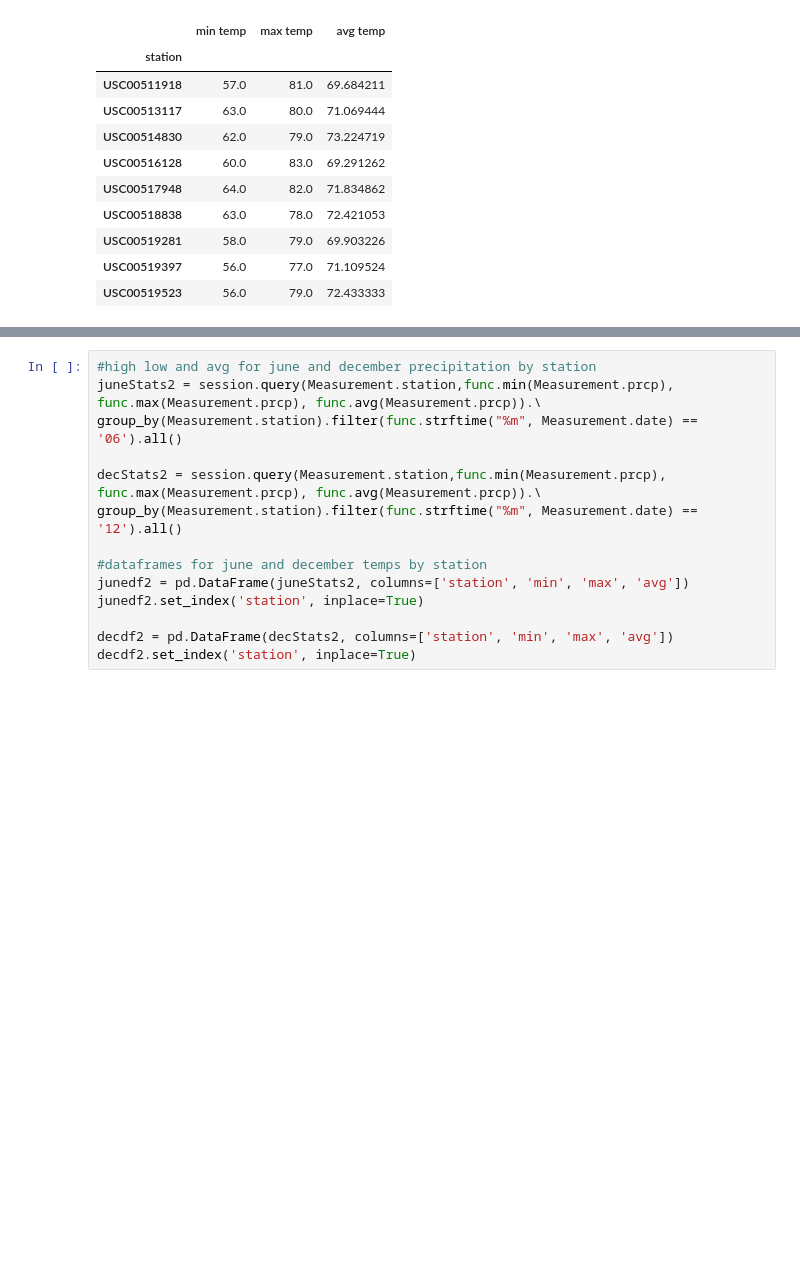
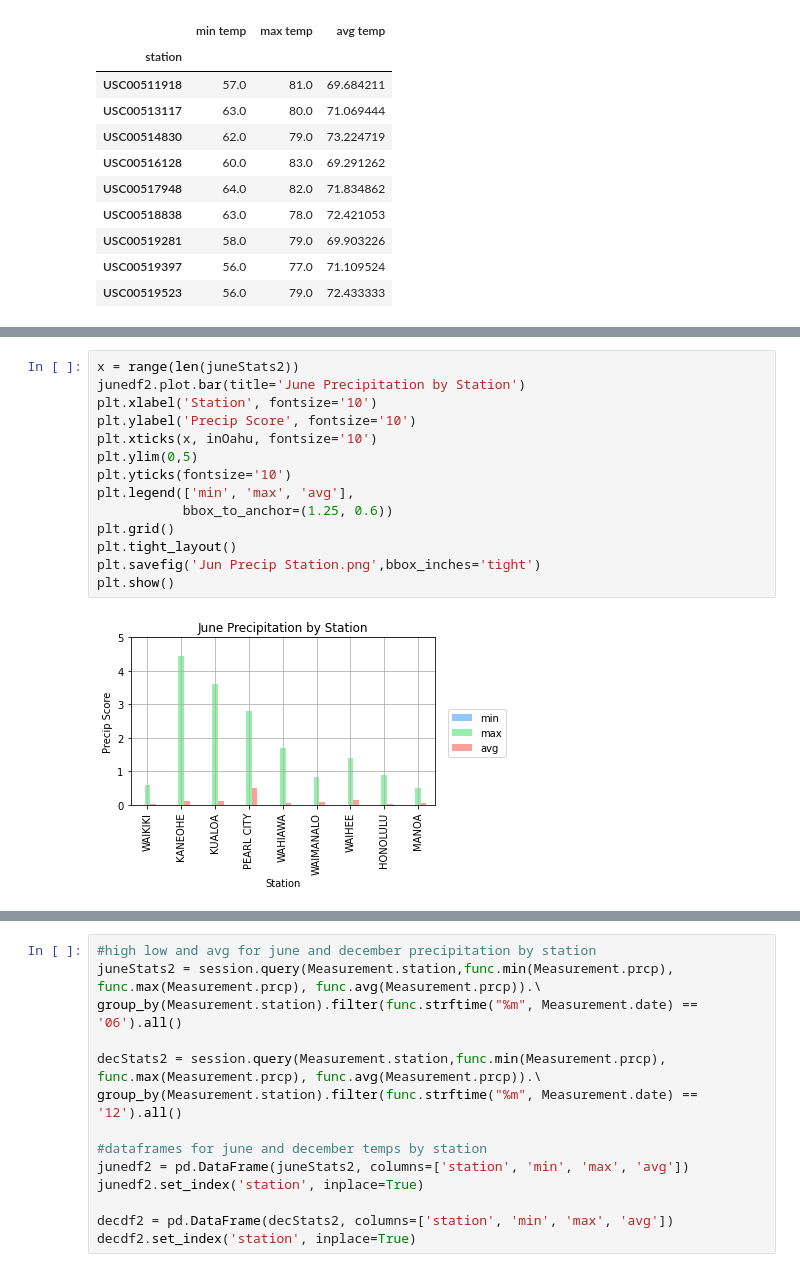
Before and after one commit to annaS000/surfs_up, a Jupyter notebook: SurfsUp_Challenge.ipynb, the cells around one changed output, grey strips where cells are left out. Drawn from its saved outputs; the diff is of its cells as text; blank space fills up the shorter version.

```diff
--- a/SurfsUp_Challenge.ipynb
+++ b/SurfsUp_Challenge.ipynb
@@ -168,0 +201,16 @@ decdf
+# %%
+x = range(len(juneStats2))
+junedf2.plot.bar(title='June Precipitation by Station')
+plt.xlabel('Station', fontsize='10')
+plt.ylabel('Precip Score', fontsize='10')
+plt.xticks(x, inOahu, fontsize='10')
+plt.ylim(0,5)
+plt.yticks(fontsize='10')
+plt.legend(['min', 'max', 'avg'],
+           bbox_to_anchor=(1.25, 0.6))
+plt.grid()
+plt.tight_layout()
+plt.savefig('Jun Precip Station.png',bbox_inches='tight')
+plt.show()
+# %% [output]
+[figure, added]
```
Also changed, not shown: parts of 11 cells of this notebook, 4 other files.
